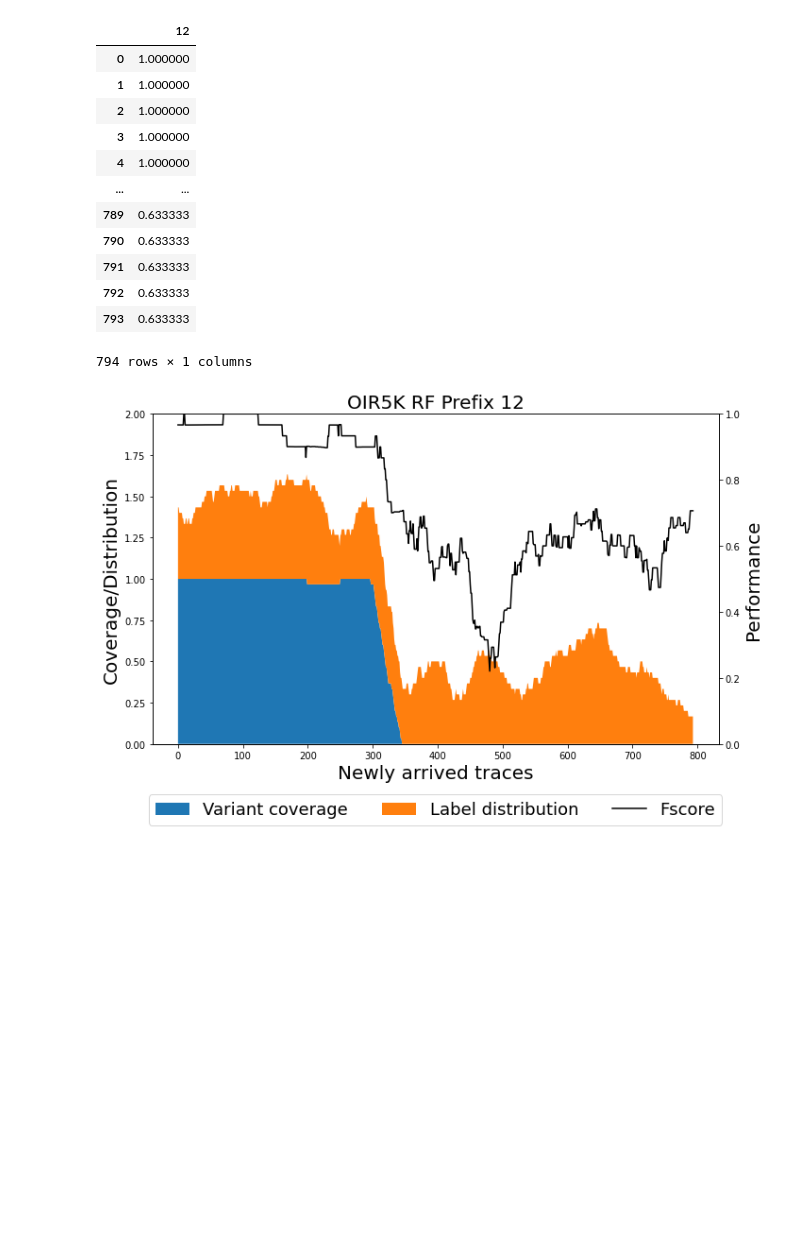
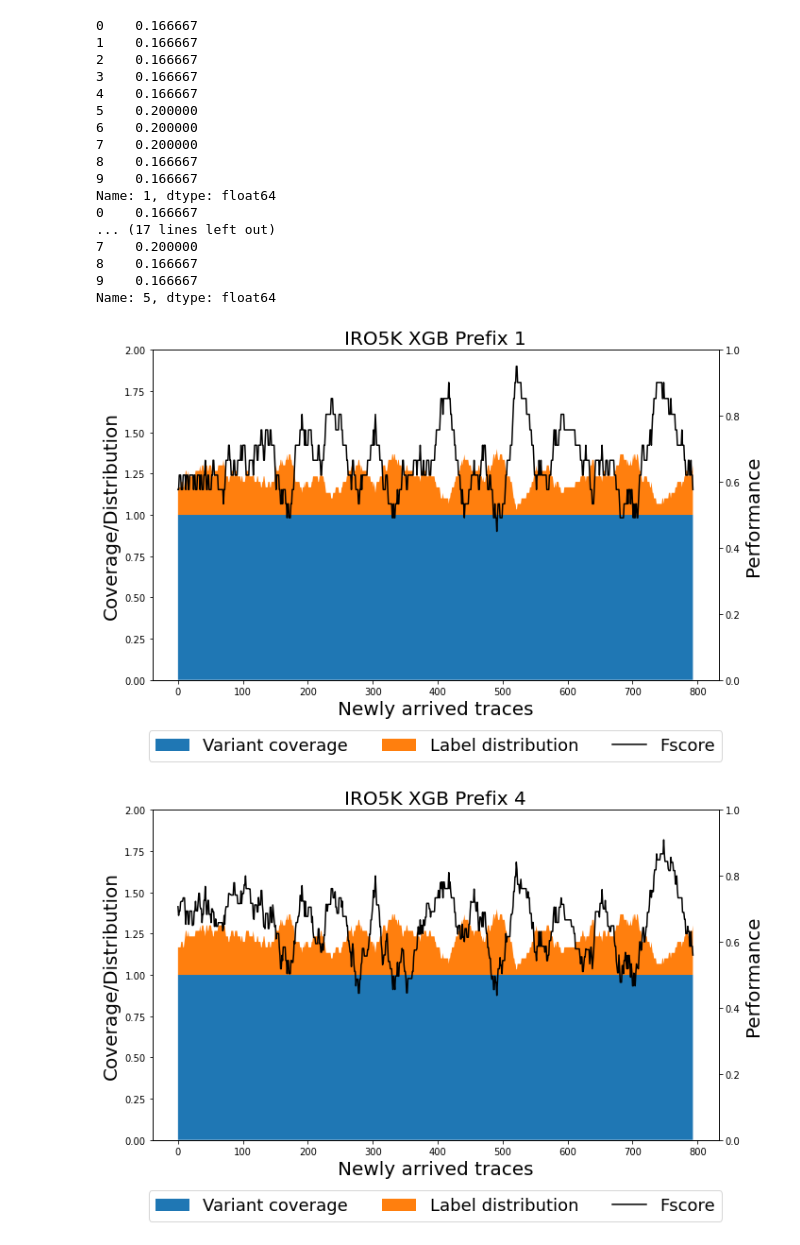
Before and after one commit to ghksdl6025/tailored_retraining, a Jupyter notebook: Graph code/visualization.ipynb, the cells around one changed output. Cells and saved outputs as stored; diff of their text form; code cells hidden in the pictures; blank space fills up the shorter version.

```diff
--- a/Graph code/visualization.ipynb
+++ b/Graph code/visualization.ipynb
@@ -58,24 +59,8 @@ def plotting_corr_graph(plot, dataset, prefix, classifier, retraining=False):
-# %%
-variant
-# %% [output]
-|  | 12 |
-| 0 | 1.000000 |
-| 1 | 1.000000 |
-| 2 | 1.000000 |
-| 3 | 1.000000 |
-| 4 | 1.000000 |
-| ... | ... |
-| 789 | 0.633333 |
-| 790 | 0.633333 |
-| 791 | 0.633333 |
-| 792 | 0.633333 |
-| 793 | 0.633333 |
-794 rows × 1 columns
 # %%
-for prefix in range(12,13):
+for prefix in [1,4,5]:
     plt.rcParams["figure.figsize"] = (10,6)
-    dataset = 'OIR5K'
-    classifier = 'rf'
+    dataset = 'IRO5K'
+    classifier = 'xgb'
     performance = '../result/%s/%s/performance/rebalanced_True prefix_%s performance.csv'%(dataset, classifier, prefix)
     performance = pd.read_csv(performance)
 
@@ -89,34 +74,52 @@ for prefix in range(12,13):
     stackplot_labels = ['Variant coverage', 'Label distribution', 'Event attrs coverage']
     if dataset == 'bpic17':
         print(max(variant.loc[:,str(prefix)]), min(variant.loc[:,str(prefix)]), np.average(variant.loc[:,str(prefix)]))
         stackplot_labels = ['Variant coverage', 'Label distribution', 'Event attrs coverage']
         ax1.stackplot(range(len(variant)), variant.loc[:,str(prefix)], label.loc[:,str(prefix)], event_attrs.loc[:,str(prefix)], labels = stackplot_labels)
         # ax1.axhline(y=0.7, color='r', linestyle='-')
 
     else:
         stackplot_labels = ['Variant coverage', 'Label distribution']
         ax1.stackplot(range(len(variant)), variant.loc[:,str(prefix)], label.loc[:,str(prefix)], labels = stackplot_labels)
     ax2.plot(range(len(variant)), performance['fscore'], 'black', label = 'Fscore')
 
     fig.legend(loc="center", bbox_to_anchor=(0.5,-0.2), ncols = 3, bbox_transform=ax1.transAxes, fontsize = 18)
 
     if dataset != 'bpic17':
         ax1.set_ylim(0,2)
     else:
         ax1.set_ylim(0,3)
     ax2.set_ylim(0,1)
     ax1.set_xlabel('Newly arrived traces',fontsize = 20)
     ax1.set_ylabel('Coverage/Distribution', fontsize = 20)
     ax2.set_ylabel('Performance',  fontsize = 20)
     plt.title('%s %s Prefix %s'%(dataset, classifier.upper(), prefix), fontsize = 20)
     plt.tight_layout()
 
     try:
         os.makedirs('../img/%s/%s/'%(dataset, classifier))
     except:
         pass
-
-#     plt.show()
-    plt.savefig('../img/%s/%s/Prefix %s result.pdf'%(dataset, classifier, prefix), bbox_inches='tight')
+    print(label.loc[:,str(prefix)][:10])
+    # plt.show()
+    plt.savefig('../img/%s/%s/Prefix %s result.png'%(dataset, classifier, prefix), bbox_inches='tight')
 # %% [output]
+0    0.166667
+1    0.166667
+2    0.166667
+3    0.166667
+4    0.166667
+5    0.200000
+6    0.200000
+7    0.200000
+8    0.166667
+9    0.166667
+Name: 1, dtype: float64
+0    0.166667
+... (17 lines left out)
+7    0.200000
+8    0.166667
+9    0.166667
+Name: 5, dtype: float64
-[figure, old version]
+[figure, new version]
+[figure, added]
```
Also changed, not shown: parts of 8 cells of this notebook, 7 other files.
